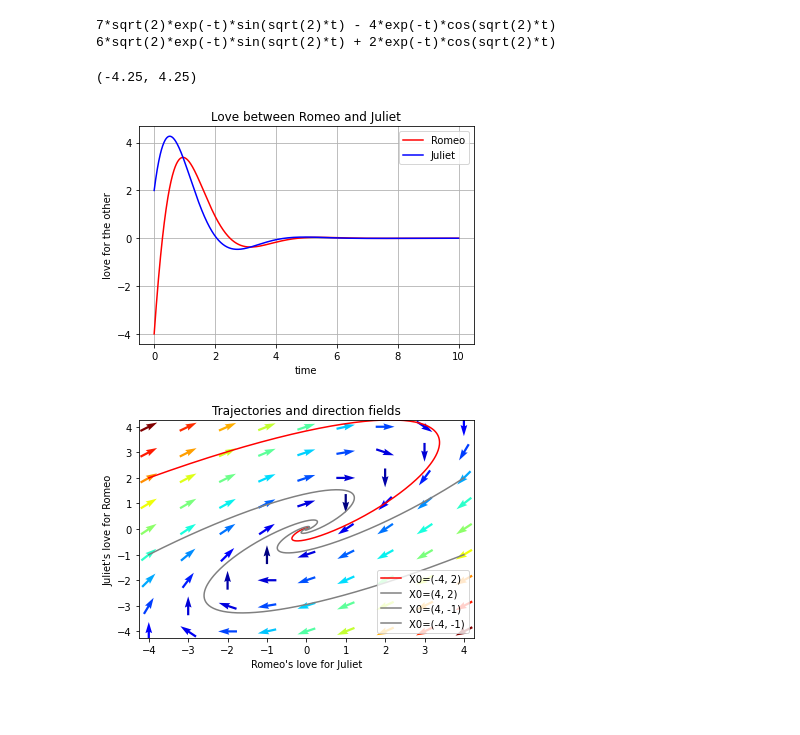
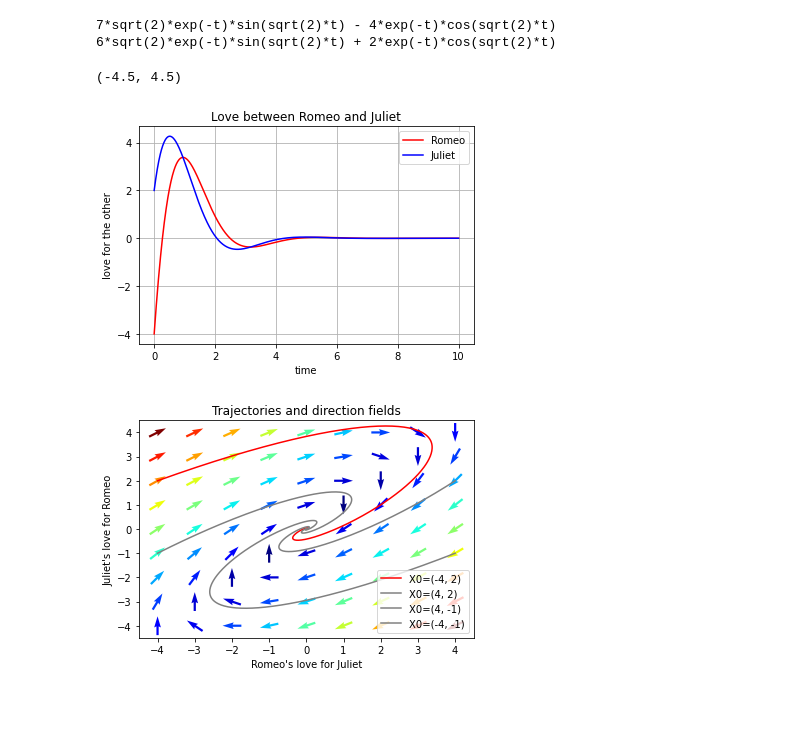
Before and after one commit to duongnghia222/stuff, a Jupyter notebook: ex2.ipynb, the cells around one changed output. Saved outputs shown, nothing was run; the diff lists cells and outputs as text; code cells hidden in the pictures.

```diff
--- a/ex2.ipynb
+++ b/ex2.ipynb
@@ -80,36 +80,36 @@ p.plot( X[:,0], X[:,1], color='grey', label='X0=(%.f, %.f)' % ( X0[0], X0[1]) )
 ymax = 4                       # get axis limits
 xmax = 4
 nb_points   = 9
 ymin = -4
 xmin = -4
 x = np.linspace(xmin, xmax, nb_points)
 y = np.linspace(ymin, ymax, nb_points)
 
 X1 , Y1  = np.meshgrid(x, y)                       # create a grid
 DX1, DY1 = love([X1, Y1])                      # compute growth rate on the gridt
 M = (np.hypot(DX1, DY1))                           # Norm of the growth rate
 M[ M == 0] = 1.                                 # Avoid zero division errors
 DX1 /= M                                        # Normalize each arrows
 DY1 /= M
 
 
 #-------------------------------------------------------
 # Drow direction fields, using matplotlib 's quiver function
 # I choose to plot normalized arrows and to use colors to give information on
 # the growth speed
 p.title('Trajectories and direction fields')
 Q = p.quiver(X1, Y1, DX1, DY1, M, pivot='mid', cmap=p.cm.jet)
 p.xlabel('Romeo\'s love for Juliet')
 p.ylabel('Juliet\'s love for Romeo')
 p.legend()
 #p.grid()
-p.xlim(-4.25, 4.25)
-p.ylim(-4.25, 4.25)
+p.xlim(-4.5, 4.5)
+p.ylim(-4.5, 4.5)
 # %% [output]
 7*sqrt(2)*exp(-t)*sin(sqrt(2)*t) - 4*exp(-t)*cos(sqrt(2)*t)
 6*sqrt(2)*exp(-t)*sin(sqrt(2)*t) + 2*exp(-t)*cos(sqrt(2)*t)
-(-4.25, 4.25)
+(-4.5, 4.5)
 [figure]
-[figure, old version]
+[figure, new version]
 # %% [markdown]
 #
```
